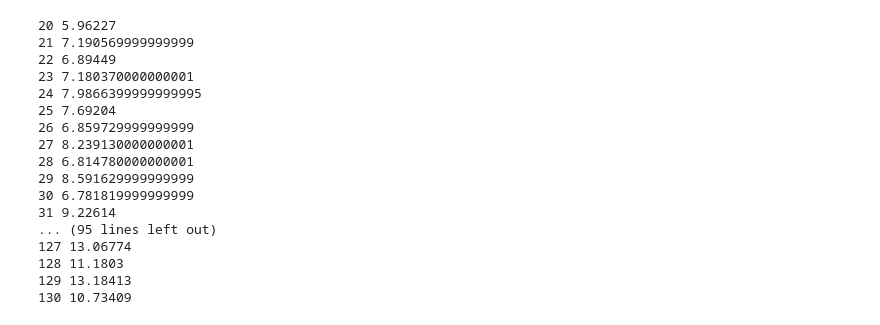
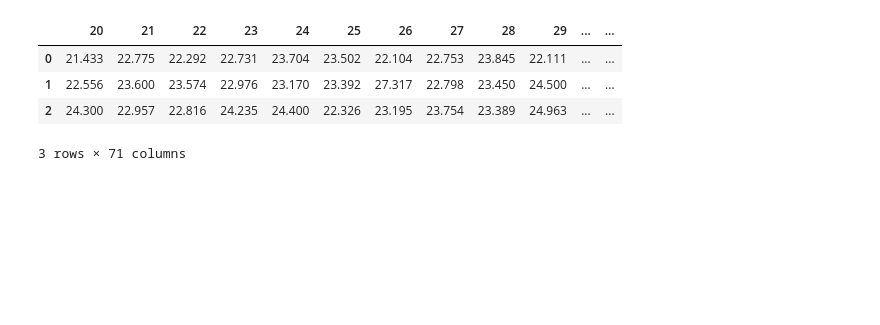
Before and after one commit to narger-ef/Practical-Sorting-of-Encrypted-Numbers, a Jupyter notebook: experiments/results/experiment1.ipynb, the cells around one changed output. Drawn from its saved outputs; the diff is of its cells as text; code cells hidden in the pictures; blank space fills up the shorter version.

```diff
--- a/experiments/results/experiment1.ipynb
+++ b/experiments/results/experiment1.ipynb
@@ -57,24 +70,11 @@ Text(0, 0.5, 'Precision bits')
-# %%
-for i in range(len(mean_precisions)):
-    print("{} {}".format(i+20, mean_precisions[i]))
-# %% [output]
-20 5.96227
-21 7.190569999999999
-22 6.89449
-23 7.180370000000001
-24 7.9866399999999995
-25 7.69204
-26 6.859729999999999
-27 8.239130000000001
-28 6.814780000000001
-29 8.591629999999999
-30 6.781819999999999
-31 9.22614
-... (95 lines left out)
-127 13.06774
-128 11.1803
-129 13.18413
-130 10.73409
+# %%
+df_times
+# %% [output]
+|  | 20 | 21 | 22 | 23 | 24 | 25 | 26 | 27 | 28 | 29 | ... | ... |
+| 0 | 21.433 | 22.775 | 22.292 | 22.731 | 23.704 | 23.502 | 22.104 | 22.753 | 23.845 | 22.111 | ... | ... |
+| 1 | 22.556 | 23.600 | 23.574 | 22.976 | 23.170 | 23.392 | 27.317 | 22.798 | 23.450 | 24.500 | ... | ... |
+| 2 | 24.300 | 22.957 | 22.816 | 24.235 | 24.400 | 22.326 | 23.195 | 23.754 | 23.389 | 24.963 | ... | ... |
+3 rows × 71 columns
 # %%
 mean_times = []
 for degree in times.keys():
```
Also changed, not shown: parts of 7 cells of this notebook, 16 other files.
